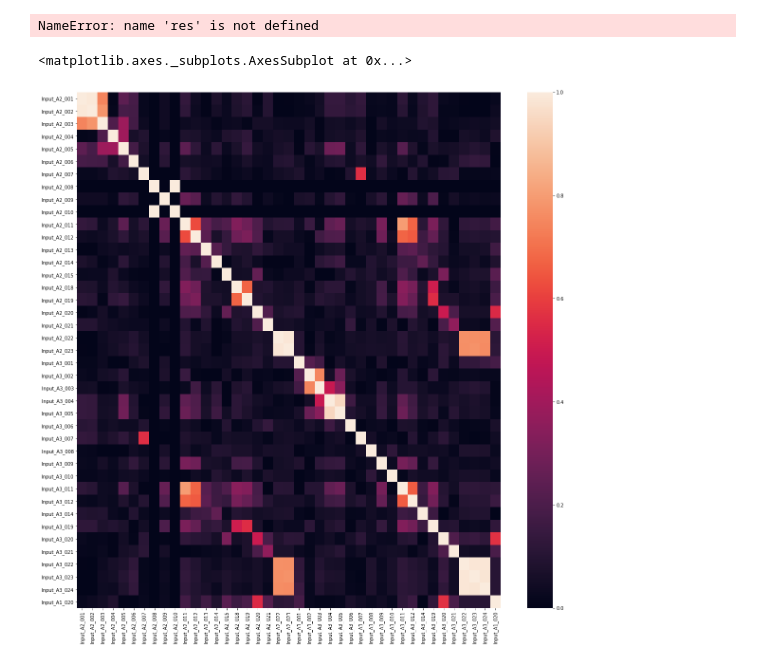
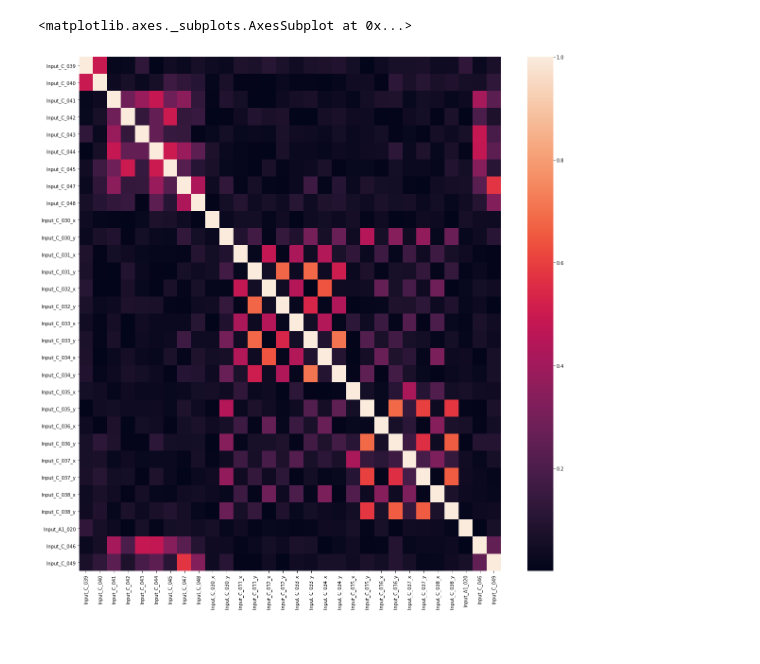
Before and after one commit to r05323028/imbd2020, a Jupyter notebook: experiment_training.ipynb, the cells around one changed output. Drawn from its saved outputs; the diff is of its cells as text; code cells hidden in the pictures.

```diff
--- a/experiment_training.ipynb
+++ b/experiment_training.ipynb
@@ -143,19 +144,17 @@ array(['Input_A1_001', 'Input_A1_002', 'Input_A1_003', 'Input_A1_004',
 # %%
-feature_cols = list(train_features.filter(regex='A_020_mean').columns)
+feature_cols = list(train_features.filter(regex='Input_A[0-9]_020').columns)
 diff_cols = list(res.filter(regex='Input_A1_[0-9]+_diff').columns[:5])
 
 fig = px.parallel_coordinates(pd.concat([train_features, res], axis=1), feature_cols + diff_cols + ['label'] , color='label')
 fig.update_layout(width=1600, height=800)
 fig.show()
-# %% [output]
-NameError: name 'res' is not defined
 # %%
 import matplotlib.pyplot as plt
 import seaborn as sns
 # %%
 fig_, ax = plt.subplots(figsize=(20, 20))
 test = pd.concat([train_features,train_labels], axis=1)
-sns.heatmap(np.abs(test.filter(regex='(Input_A[2-3]_[0-9]+|Input_A1_020)').corr()))
+sns.heatmap(np.abs(test.filter(regex='(Input_C_0[3-4][0-9]|Input_A1_020)').corr()))
 # %% [output]
 <matplotlib.axes._subplots.AxesSubplot at 0x...>
-[figure, old version]
+[figure, new version]
```
Also changed, not shown: parts of 13 cells of this notebook, 3 other files.
